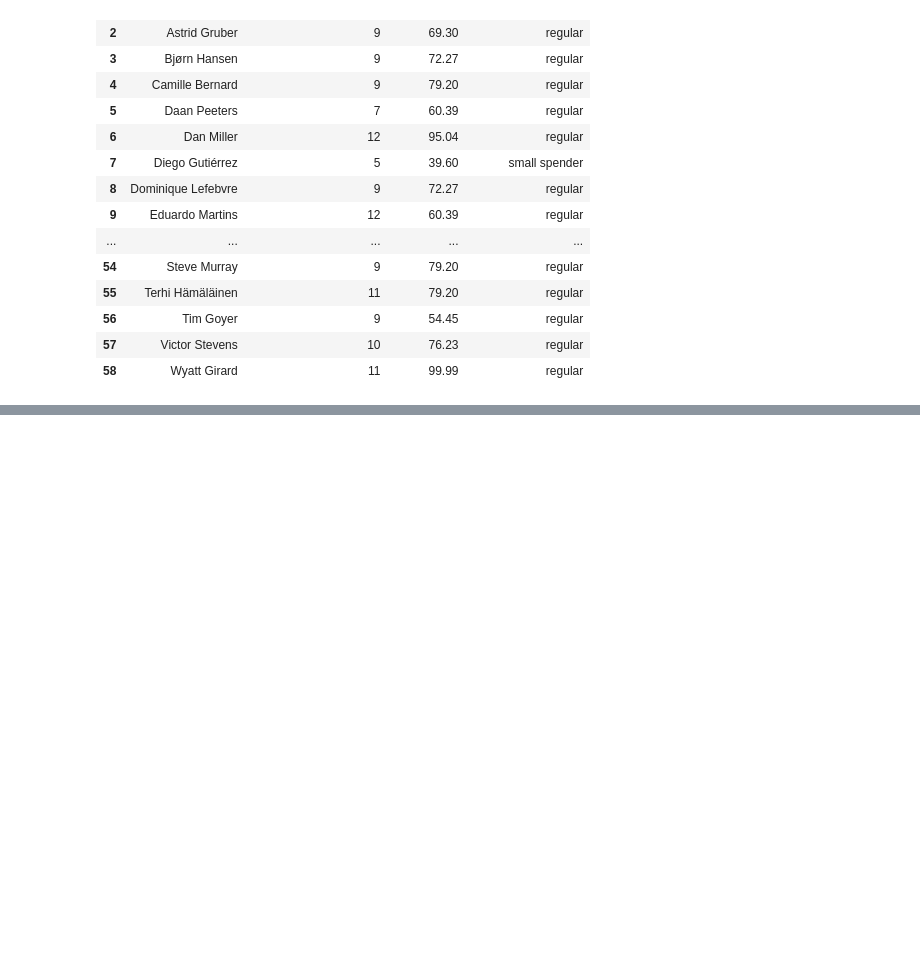
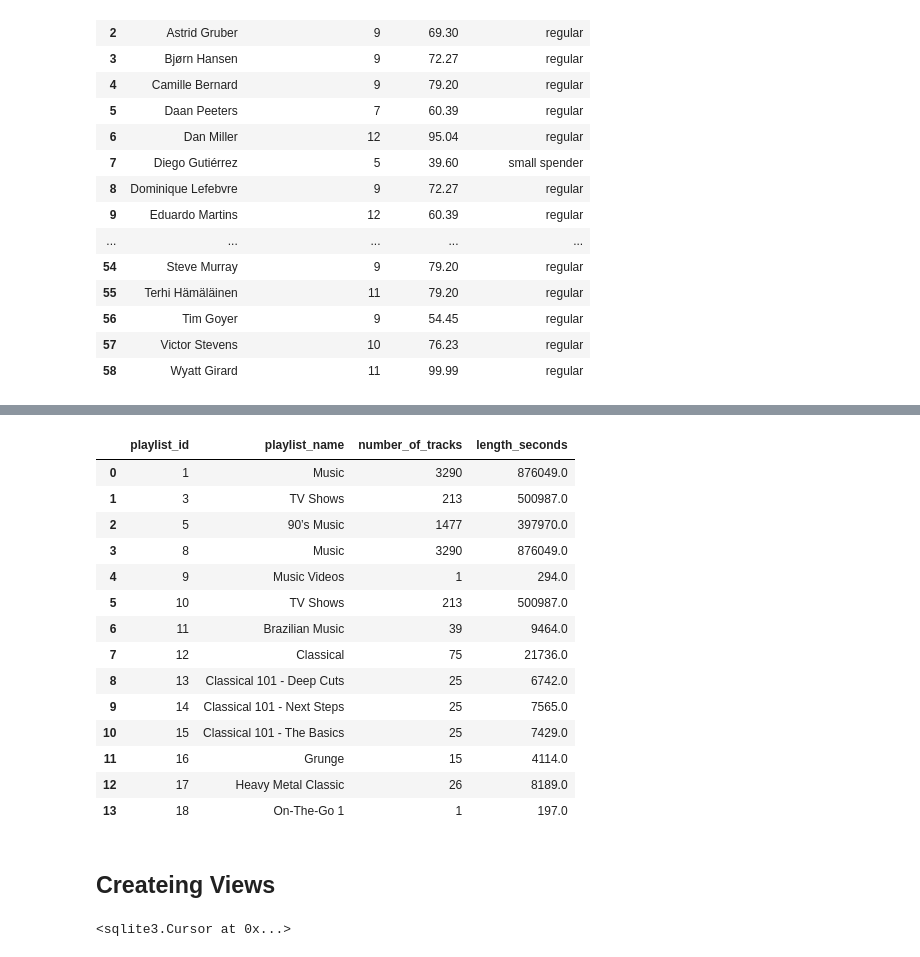
Before and after one commit to hoangvn111/Intermediate-SQL-for-Data-Analysis, a Jupyter notebook: Intermediate_SQL_for_Data_Analysis.ipynb, the cells around one changed output, grey strips where cells are left out. Drawn from its saved outputs; the diff is of its cells as text; code cells hidden in the pictures; blank space fills up the shorter version.

```diff
--- a/Intermediate_SQL_for_Data_Analysis.ipynb
+++ b/Intermediate_SQL_for_Data_Analysis.ipynb
@@ -1036,0 +1194,54 @@ df
+# %%
+# Miss results
+df = pd.read_sql_query('''
+WITH playlist_info AS
+    (
+     SELECT
+        pt.playlist_id,
+        p.name playlist_name,
+        t.name,
+        CAST(SUM (t.milliseconds/1000) AS FLOAT) length_seconds,
+        COUNT(t.track_id) number_of_tracks
+     FROM track t
+     INNER JOIN playlist_track pt ON pt.track_id = t.track_id
+     INNER JOIN playlist p ON p.playlist_id = pt.playlist_id
+     GROUP BY pt.playlist_id
+    )
+SELECT
+    playlist_id,
+    playlist_name,
+    number_of_tracks,
+    length_seconds
+FROM playlist_info
+ORDER BY playlist_id ASC;
+''',con)
+df
+# %% [output]
+|  | playlist_id | playlist_name | number_of_tracks | length_seconds |
+| 0 | 1 | Music | 3290 | 876049.0 |
+| 1 | 3 | TV Shows | 213 | 500987.0 |
+| 2 | 5 | 90’s Music | 1477 | 397970.0 |
+| 3 | 8 | Music | 3290 | 876049.0 |
+| 4 | 9 | Music Videos | 1 | 294.0 |
+| 5 | 10 | TV Shows | 213 | 500987.0 |
+| 6 | 11 | Brazilian Music | 39 | 9464.0 |
+| 7 | 12 | Classical | 75 | 21736.0 |
+| 8 | 13 | Classical 101 - Deep Cuts | 25 | 6742.0 |
+| 9 | 14 | Classical 101 - Next Steps | 25 | 7565.0 |
+| 10 | 15 | Classical 101 - The Basics | 25 | 7429.0 |
+| 11 | 16 | Grunge | 15 | 4114.0 |
+| 12 | 17 | Heavy Metal Classic | 26 | 8189.0 |
+| 13 | 18 | On-The-Go 1 | 1 | 197.0 |
+# %% [markdown]
+## Createing Views
+# %%
+# Delete VIEW
+cur = con.cursor()
+cur.execute('''
+drop VIEW customer_gt_90_dollars;
+''')
+cur.execute('''
+drop VIEW customer_usa;
+''')
+# %% [output]
+<sqlite3.Cursor at 0x...>
```
Also changed, not shown: parts of 41 cells of this notebook.
